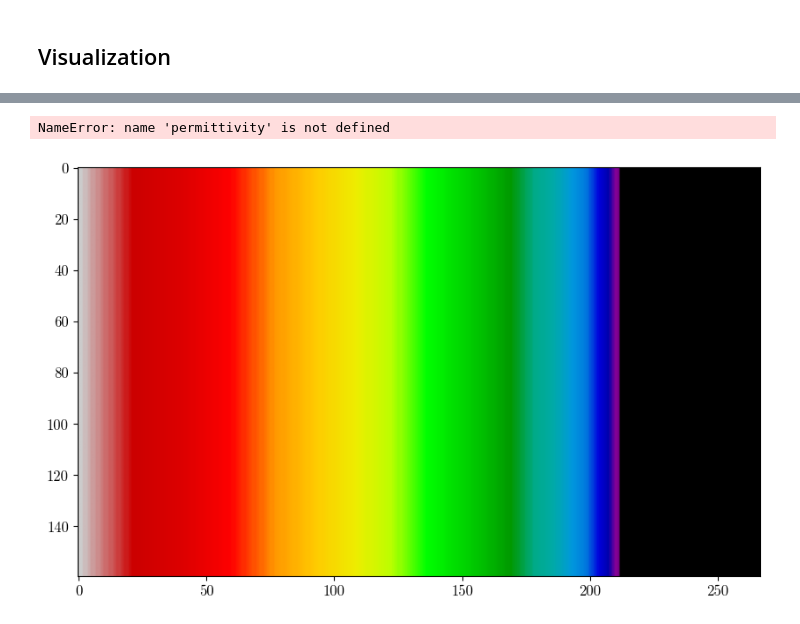
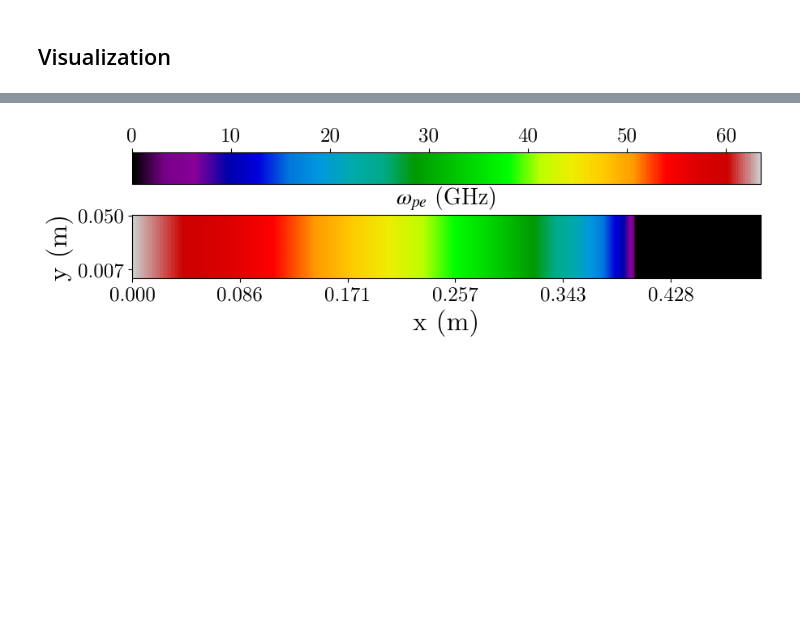
Before and after one commit to Pierre-Alexandre-Gourdain/fdtd, a Jupyter notebook: cutoff_test.ipynb, the cells around one changed output, grey strips where cells are left out. Cells and saved outputs as stored; diff of their text form; code cells hidden in the pictures; blank space fills up the shorter version.

```diff
--- a/cutoff_test.ipynb
+++ b/cutoff_test.ipynb
@@ -118,7 +118,7 @@ plt.rcParams['font.family'] = "sans-serif"
 plt.rcParams['mathtext.fontset'] = "stix"
 # if fonts are missing install the latin family in the font directory (use function below to find the system directory)
 
-scale=4
+scale=6
 SMALL_SIZE = 3*scale
 MEDIUM_SIZE = 4*scale
 BIGGER_SIZE = 5*scale
@@ -162,22 +162,17 @@ old_courant=grid.courant_number
 dt=grid.time_step
 n_e=bd.zeros(grid.E.shape)
 B_T=bd.zeros(grid.E.shape)
-B_T[:,:,:,0] += MAGNETIC_FIELD
+B_T[:,:,:,0] = MAGNETIC_FIELD
 for j in range(4*grid.Ny//5):
     n_e[:,j,0:1,:]=DENSITY*(1.-j*1./(4*grid.Ny//5-1))
 for j in range(grid.Ny):
     B_T[:,j,0:1,0]=MAGNETIC_FIELD/(1+0.5*j*1./(grid.Ny-1))
 grid.n_e += n_e
 grid.B_T = B_T
-# omega=bd.sqrt(q_e**2*n_e/(eps0*m_e))
-# permittivity=(1-(omega/(2.*3.1416*FREQUENCY))**2)
-# grid.inverse_permittivity=1./permittivity
-# print(bd.max(grid.inverse_permittivity).item())
-# print(bd.min(grid.inverse_permittivity).item())
-# grid.OMEGA=q_e*B_T/m_e
 
+grid.update_J(); #this is to compute omega and OMEGA
 print("Time step ",dt)
-dt=min(dt,.1/(bd.max(grid.OMEGA**2).item()**.5/2./3.14+1e-9))
+dt=min(dt,.01/(bd.max(grid.OMEGA**2).item()**.5/2./3.14+1e-9))
 dt=min(dt,.1/(bd.max(grid.omega).item()/2./3.14+1e-9))
 # grid.courant_number = 0.0079999999936
 cfln = dt
@@ -188,5 +183,6 @@ if (cfln != grid.courant_number):
     grid.time_step = grid.courant_number * grid.grid_spacing / LIGHT_SPEED
 print("New Time_step ",grid.time_step)
 print("New Courant Number ",grid.courant_number)
-grid.nu+=max(bd.max(grid.omega).item()*1e-6,1e-6)
+grid.nu=bd.max(grid.omega).item()*1e-6
+print('nu ',grid.nu)
 # %% [output]
@@ -200,12 +195,12 @@ New Courant Number  0.10000000000000002
 boundaries
 # %%
 # grid[0, :, :] = fdtd.PMLBoundary(name="xbounds")
-grid[0:10*SCALE, :, :] = fdtd.PML(name="pml_xlow")
-grid[-10*SCALE:, :, :] = fdtd.PML(name="pml_xhigh")
+grid[0:15*SCALE, :, :] = fdtd.PML(name="pml_xlow")
+grid[-15*SCALE:, :, :] = fdtd.PML(name="pml_xhigh")
 
 # grid[:, 0, :] = fdtd.PMLBoundary(name="ybounds")
-grid[:, 0:10*SCALE, :] = fdtd.PML(name="pml_ylow")
-grid[:, -10*SCALE:, :] = fdtd.PML(name="pml_yhigh")
+grid[:, 0:15*SCALE, :] = fdtd.PML(name="pml_ylow")
+grid[:, -15*SCALE:, :] = fdtd.PML(name="pml_yhigh")
 
 grid[:, :, 0] = fdtd.PeriodicBoundary(name="zbounds")
 # %% [markdown]
@@ -322,24 +318,23 @@ plt.show()
 # %%
 fig, ax = plt.subplots(figsize=(10, 10))
 
 # im = plt.imshow(bd.numpy(grid.OMEGA[:,:,:,0]), cmap=plt.cm.nipy_spectral)
 im = plt.imshow(bd.numpy(grid.omega[:,:,0,0]/2./3.1416*1e-9), cmap=plt.cm.nipy_spectral)
-im = plt.imshow(bd.numpy(permittivity[:,:,0,0]), cmap=plt.cm.nipy_spectral)
+# im = plt.imshow(bd.numpy(permittivity[:,:,0,0]), cmap=plt.cm.nipy_spectral)
 im.set_interpolation('bicubic')
 ax.xaxis.set_major_formatter(mticker.FuncFormatter(lambda val, pos: f"{val*grid.grid_spacing:.3f}"))
-ax.yaxis.set_major_formatter(mticker.FuncFormatter(lambda val, pos: f"{(grid.Nx-val-1)*grid.grid_spacing:.3f}"))
+ax.yaxis.set_major_formatter(mticker.FuncFormatter(lambda val, pos: f"{(grid.Nx-val)*grid.grid_spacing:.3f}"))
 
-cb = fig.colorbar(im, orientation='horizontal')
-plt.xlabel('x (A.U.)', rotation=0)
-plt.ylabel('y (A.U.)', rotation=90)
-# cb.ax.set_ylabel('$\\omega_{pe}$ (AU)', rotation=-90)
-# cb.ax.yaxis.set_label_coords(5, 0.5)
-plt.title('$\\omega_{pe}$ (GHz)')
+cb = fig.colorbar(im, orientation='horizontal', location ='top')
+plt.xlabel('x (m)', rotation=0)
+plt.ylabel('y (m)', rotation=90)
+cb.ax.set_ylabel('$\\omega_{pe}$ (GHz)', rotation=0, size=20)
+cb.ax.yaxis.set_label_coords(.5, -.9)
+# plt.title('$\\omega_{pe}$ (GHz)',size=20)
 plt.savefig("omega_pe.png",
                bbox_inches='tight',
-               transparent=True,
-               pad_inches=0)
+               transparent=False,
+               pad_inches=.1)
 plt.show()
 # %% [output]
-NameError: name 'permittivity' is not defined
-[figure, old version]
+[figure, new version]
```
Also changed, not shown: parts of 7 cells of this notebook, 3 other files.
